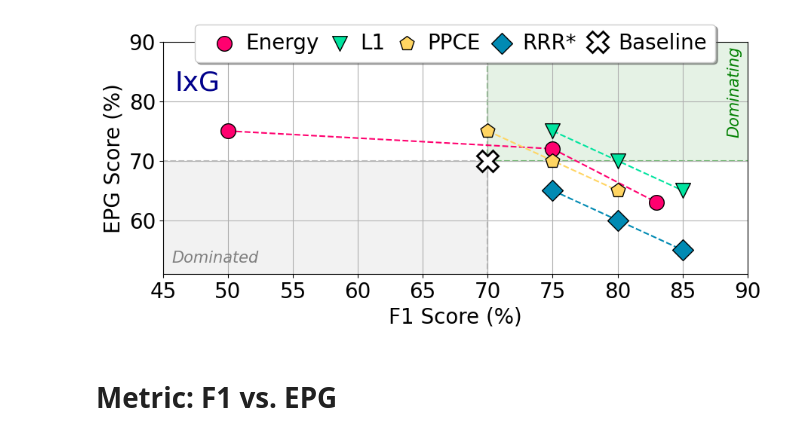
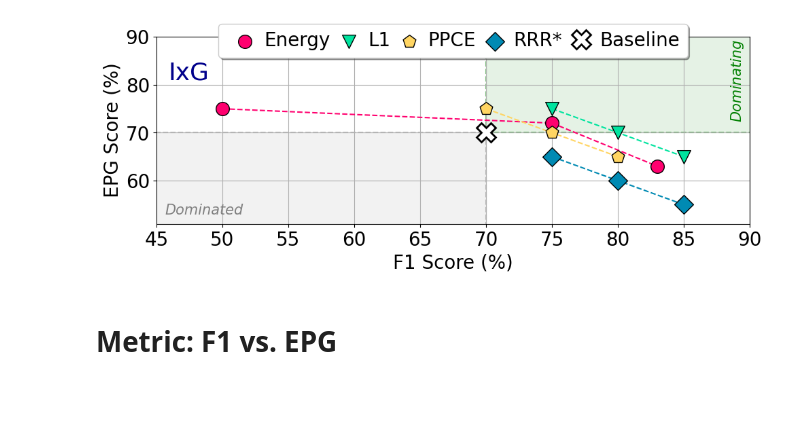
Before and after one commit to rensdebee/FACTifAI_2024_3, a Jupyter notebook: visualisations.ipynb, the cells around one changed output. Cells and saved outputs as stored; diff of their text form; code cells hidden in the pictures; blank space fills up the shorter version.

Commit message:
added more plots

```diff
--- a/visualisations.ipynb
+++ b/visualisations.ipynb
@@ -20,6 +20,7 @@ def plot_pareto_curve(
     step_size_xticks: Optional[int] = None,
     step_size_yticks: Optional[int] = None,
     hide_y_ticks: bool = False,
+    hide_x_ticks: bool = False,
     fontsize: int = 20,
     attribution_method: str = "IxG"
     ) -> None:
@@ -98,30 +99,36 @@ def plot_pareto_curve(
 
     # Place text using axes fraction
     ax.text(0.015, 0.05, 'Dominated', transform=ax.transAxes, fontsize=15, color='gray', alpha=1, fontstyle='italic')
-    ax.text(0.02, 0.79, attribution_method, transform=ax.transAxes, fontsize=fontsize + 6, color='darkblue', alpha=1)
-    ax.text(0.99, 0.6, 'Dominating', transform=ax.transAxes, fontsize=15, color='green', alpha=1, fontstyle='italic', rotation=90, ha='right')
+    ax.text(0.02, 0.77, attribution_method, transform=ax.transAxes, fontsize=fontsize + 6, color='darkblue', alpha=1)
+    ax.text(0.99, 0.56, 'Dominating', transform=ax.transAxes, fontsize=15, color='green', alpha=1, fontstyle='italic', rotation=90, ha='right')
 
     # Legend, Axes, and Labels
     ax.legend(loc='upper center', bbox_to_anchor=(0.5, 1.12), ncol=5, fancybox=True, shadow=True, fontsize=fontsize, columnspacing=0, handletextpad=0.0)
-    ax.set_xlabel(x_label, fontsize=fontsize)
-    ax.tick_params(axis='x', labelsize=fontsize)
+
+    if not hide_x_ticks:
+        ax.set_xlabel(x_label, fontsize=fontsize)
+        ax.tick_params(axis='x', labelsize=fontsize)
+    else:
+        # Hide x-axis tick labels
+        ax.set_xlabel('')  # Clear the x-axis label
+        ax.tick_params(axis='x', labelsize=0, length=0)  # Hide x-axis ticks
 
     if not hide_y_ticks:
         ax.set_ylabel(y_label, fontsize=fontsize)
         ax.tick_params(axis='y', labelsize=fontsize)
     else:
         # Hide y-axis tick labels
-        ax.tick_params(axis='y', labelsize=fontsize, labelleft=False)
+        ax.set_ylabel('')  # Clear the y-axis label
+        ax.tick_params(axis='y', labelsize=0, length=0)  # Hide y-axis ticks
 
     if step_size_xticks:
         ax.xaxis.set_major_locator(plt.MultipleLocator(step_size_xticks))
-
     else:
         ax.xaxis.set_major_locator(plt.MultipleLocator(5))
 
+
     if step_size_yticks:
         ax.yaxis.set_major_locator(plt.MultipleLocator(step_size_yticks))
-
     else:
         ax.yaxis.set_major_locator(plt.MultipleLocator(5))
 
@@ -129,6 +136,9 @@ def plot_pareto_curve(
     ax.set_title(title, fontsize=16, fontstyle='italic')
     ax.grid(True)
 
+    # Adjust layout for consistent PNG height
+    plt.tight_layout()
+
     # Save or show plot depending on save_path
     if save_path:
         os.makedirs(os.path.dirname(save_path), exist_ok=True)
@@ -138,22 +148,23 @@ def plot_pareto_curve(
 # %%
 # Example usage
 plot_pareto_curve(
     baseline_data=(70, 70),
     energy_data=[(50, 75), (75, 72), (83, 63)],
     l1_data=[(75, 75), (80, 70), (85, 65)],
     ppce_data=[(70, 75), (75, 70), (80, 65)],
     rrr_data=[(75, 65), (80, 60), (85, 55)],
     x_label='F1 Score (%)',
     y_label='EPG Score (%)',
     title='',
     figsize=(10, 4),
     hide_y_ticks=False,
+    hide_x_ticks=False,
     step_size_yticks=10,
     set_xlim=(45, 90),
     set_ylim=(51, 90),
 )
 # %% [output]
-[figure, old version]
+[figure, new version]
 # %%
 def load_data_from_folders_with_npz_files(
     root_folder: str,
```
Also changed, not shown: parts of 9 cells of this notebook, 21 other files.
